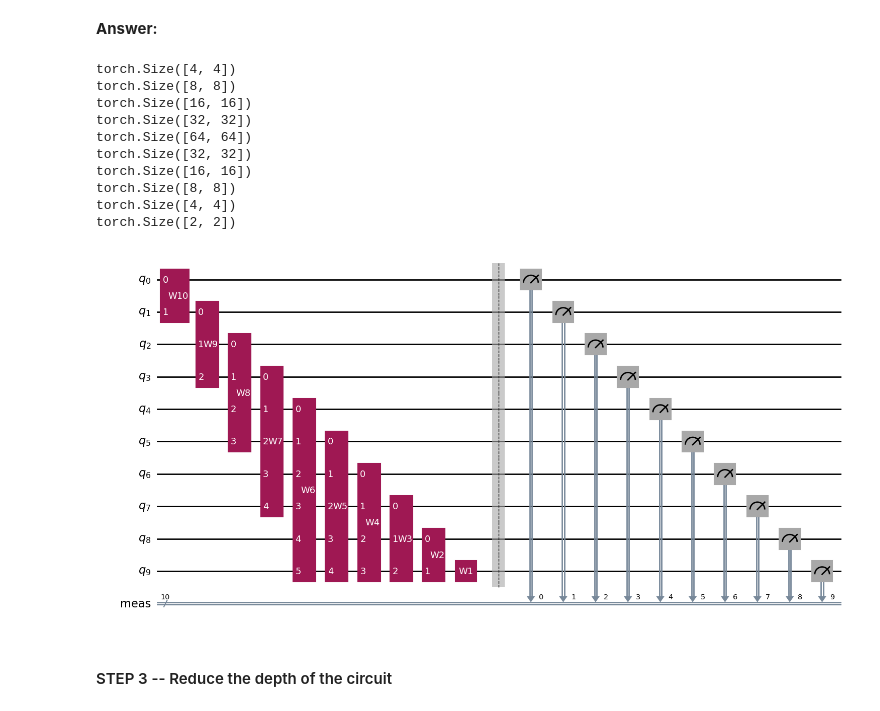
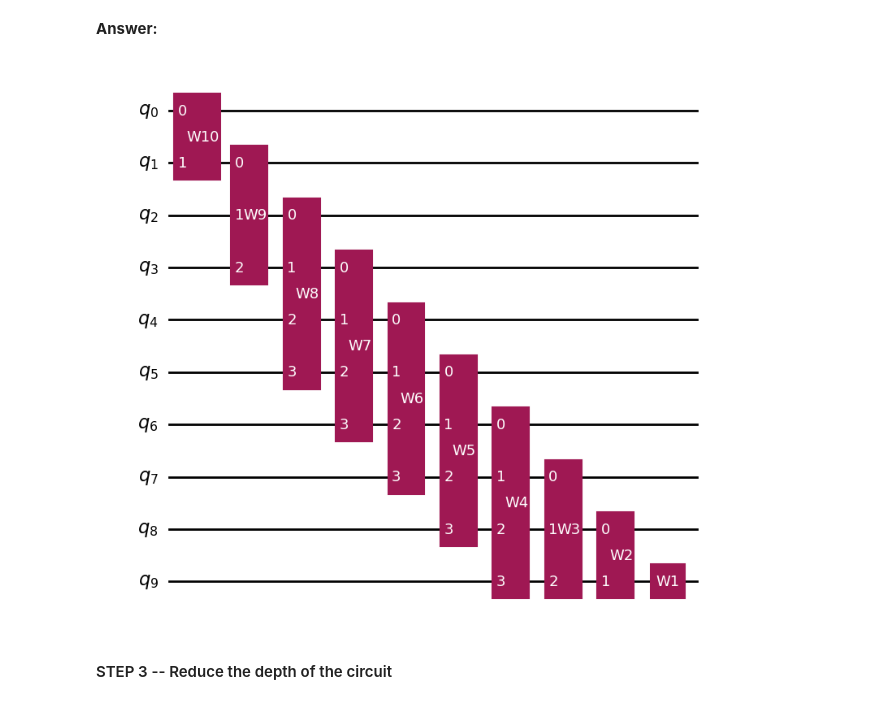
Before and after one commit to Nipsulai/QuantumHack, a Jupyter notebook: Challenge Moodys.ipynb, the cells around one changed output. Cells and saved outputs as stored; diff of their text form; code cells hidden in the pictures.

```diff
--- a/Challenge Moodys.ipynb
+++ b/Challenge Moodys.ipynb
@@ -405,47 +448,36 @@ def tt_to_unitaries(cores):
         U, S, Vh = torch.linalg.svd(M, full_matrices=True)
         W.append(U)
 
         count +=1
 
         # Push ΣV† into the next core
         if i + 1 < len(G):
             SV = torch.matmul(torch.diag(S), Vh)
             next_core = G[i + 1]  # shape: (r1, 2, r2)
             updated_core = torch.tensordot(SV, next_core, dims=[[1], [0]])  # (r0*n, 2, r2)
             G[i + 1] = updated_core  # shape will adapt automatically
 
     return W
 
 def build_circuit_from_tt_gates(cores, gates):
     """
     Given a list of unitary gates from tt_to_unitaries, construct the quantum circuit.
     """
     num_qubits = len(cores)
     qc = QuantumCircuit(num_qubits)
     N = len(gates)
 
     for i, U in enumerate(gates):
-        print(U.shape)
+        #print(U.shape)
         U_gate = UnitaryGate(U.numpy(), label=f"W{N-i}")
         qc.append(U_gate, qc.qubits[i:i+U_gate.num_qubits])
 
     return qc
 
-cores = t.cores
-unitaries = tt_to_unitaries(cores)
+cores1 = t1.cores
+unitaries1 = tt_to_unitaries(cores1)
 from qiskit.visualization import circuit_drawer
-qc = build_circuit_from_tt_gates(cores, list(reversed(unitaries)))
-qc.measure_all()
-circuit_drawer(qc, output='mpl', filename='tt_circuit.png')
+qc1 = build_circuit_from_tt_gates(cores1, list(reversed(unitaries1)))
+circuit_drawer(qc1, output='mpl')  # Shows it inline
 # %% [output]
-torch.Size([4, 4])
-torch.Size([8, 8])
-torch.Size([16, 16])
-torch.Size([32, 32])
-torch.Size([64, 64])
-torch.Size([32, 32])
-torch.Size([16, 16])
-torch.Size([8, 8])
-torch.Size([4, 4])
-torch.Size([2, 2])
-[figure, old version]
+[figure, new version]
```
Also changed, not shown: parts of 7 cells of this notebook, 4 other files.
